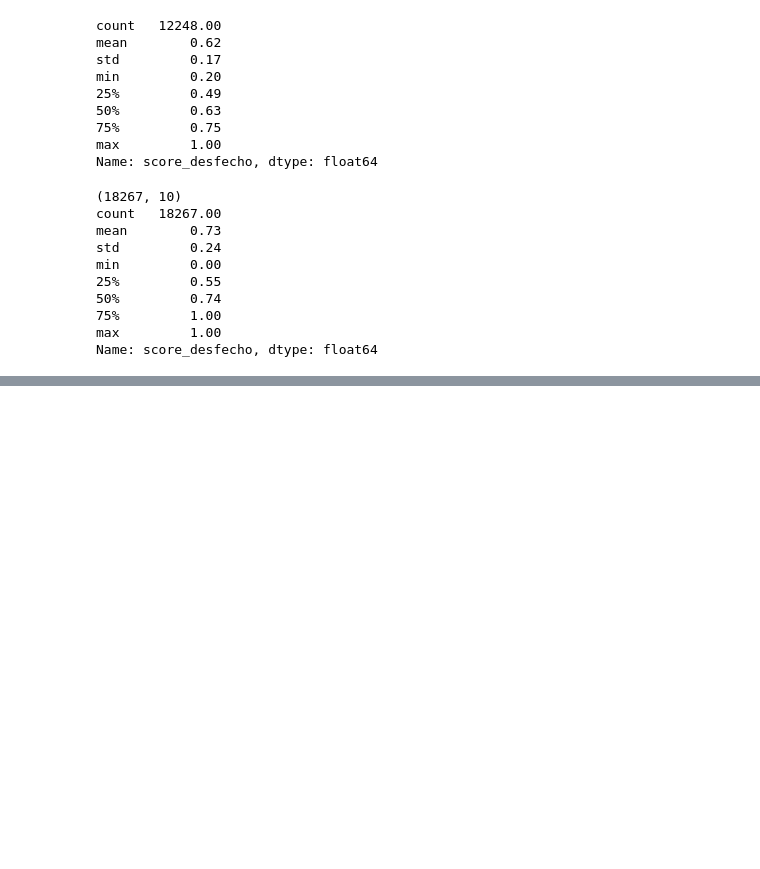
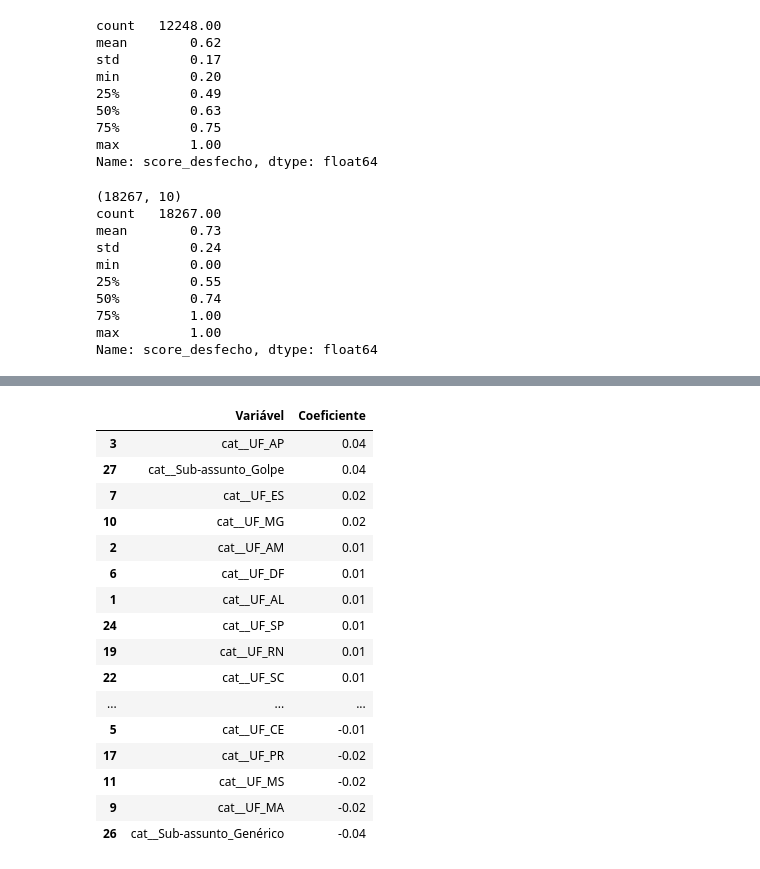
Before and after one commit to Fishguto5/Hackathon-Enter-Unicamp, a Jupyter notebook: teste/ML_Ana_testes.ipynb, the cells around one changed output, grey strips where cells are left out. Cells and saved outputs as stored; diff of their text form; code cells hidden in the pictures; blank space fills up the shorter version.

```diff
--- a/teste/ML_Ana_testes.ipynb
+++ b/teste/ML_Ana_testes.ipynb
@@ -2491,0 +4812,44 @@ Name: score_desfecho, dtype: float64
+# %%
+feature_names = (
+    modelo_ridge
+    .named_steps["preprocessor"]
+    .get_feature_names_out()
+)
+
+coeficientes = (
+    modelo_ridge
+    .named_steps["modelo"]
+    .coef_
+)
+# %%
+import pandas as pd
+
+importancia_ridge = pd.DataFrame({
+    "Variável": feature_names,
+    "Coeficiente": coeficientes
+})
+
+importancia_ridge = importancia_ridge.sort_values(
+    "Coeficiente",
+    ascending=False
+)
+
+importancia_ridge
+# %% [output]
+|  | Variável | Coeficiente |
+| 3 | cat__UF_AP | 0.04 |
+| 27 | cat__Sub-assunto_Golpe | 0.04 |
+| 7 | cat__UF_ES | 0.02 |
+| 10 | cat__UF_MG | 0.02 |
+| 2 | cat__UF_AM | 0.01 |
+| 6 | cat__UF_DF | 0.01 |
+| 1 | cat__UF_AL | 0.01 |
+| 24 | cat__UF_SP | 0.01 |
+| 19 | cat__UF_RN | 0.01 |
+| 22 | cat__UF_SC | 0.01 |
+| ... | ... | ... |
+| 5 | cat__UF_CE | -0.01 |
+| 17 | cat__UF_PR | -0.02 |
+| 11 | cat__UF_MS | -0.02 |
+| 9 | cat__UF_MA | -0.02 |
+| 26 | cat__Sub-assunto_Genérico | -0.04 |
```
Also changed, not shown: parts of 24 cells of this notebook.
